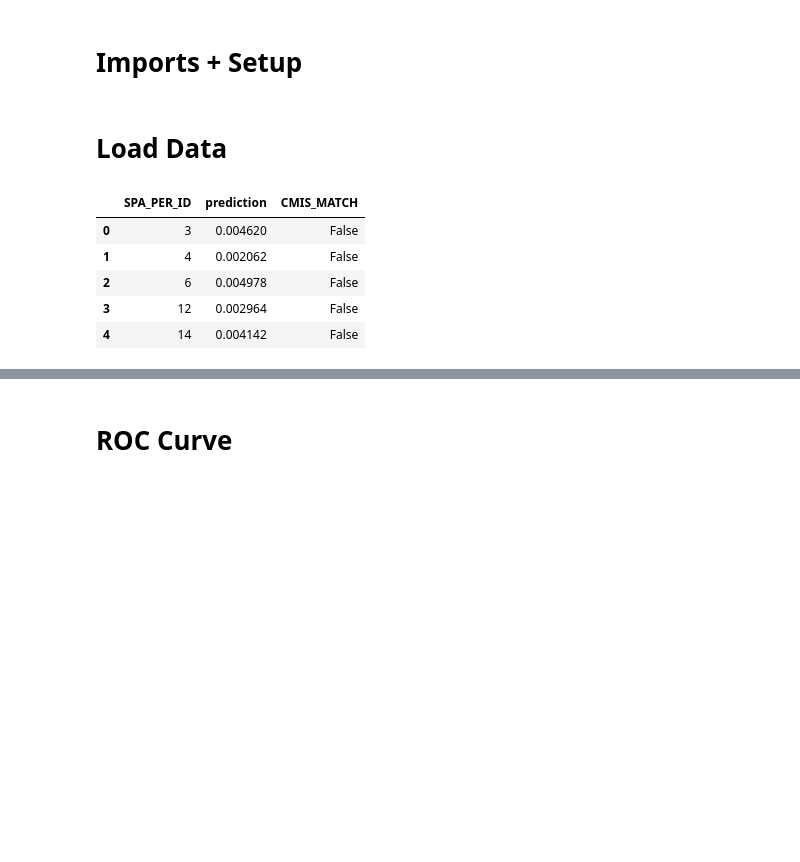
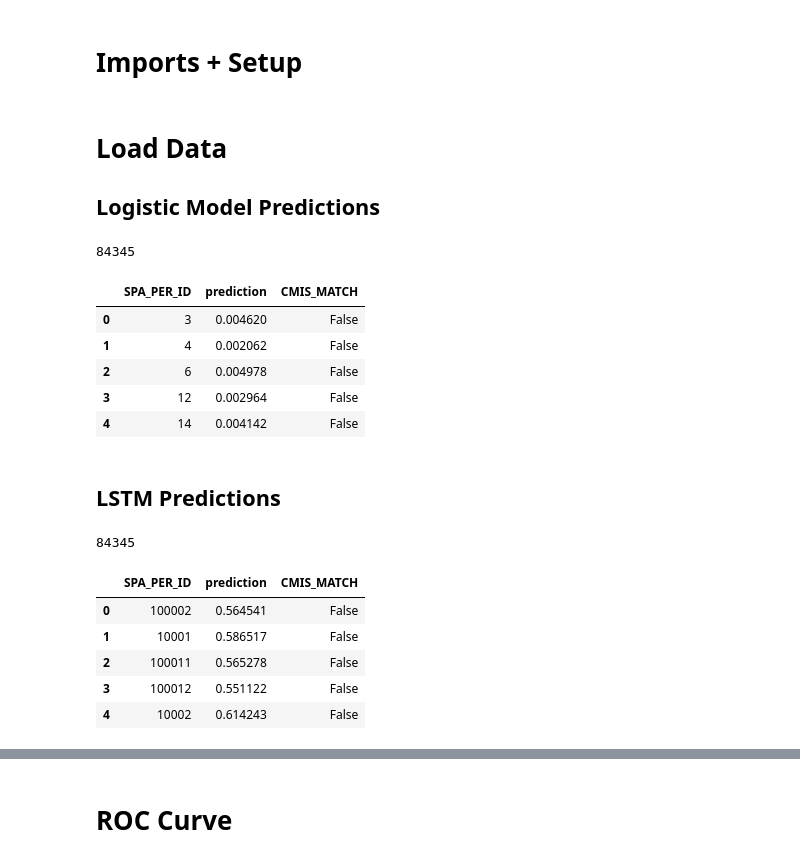
Before and after one commit to middlec000/SPA_predict_homelessness, a Jupyter notebook: Code/3_ROC_curves.ipynb, the cells around one changed output, grey strips where cells are left out. Cells and saved outputs as stored; diff of their text form; code cells hidden in the pictures; blank space fills up the shorter version.

```diff
--- a/Code/3_ROC_curves.ipynb
+++ b/Code/3_ROC_curves.ipynb
@@ -20,17 +20,40 @@ id_col = 'SPA_PER_ID'
 event_col = 'CMIS_MATCH'
 # %% [markdown]
 # Load Data
+## Logistic Model Predictions
 # %%
 filename = 'log_predictions.pickle'
 infile = open(datapath+filename,'rb')
 log_predictions = pickle.load(infile)
 infile.close()
 
+print(len(log_predictions))
+
 log_predictions.head()
 # %% [output]
+84345
 |  | SPA_PER_ID | prediction | CMIS_MATCH |
 | 0 | 3 | 0.004620 | False |
 | 1 | 4 | 0.002062 | False |
 | 2 | 6 | 0.004978 | False |
 | 3 | 12 | 0.002964 | False |
 | 4 | 14 | 0.004142 | False |
+# %% [markdown]
+## LSTM Predictions
+# %%
+filename = 'lstm_predictions.pickle'
+infile = open(datapath+filename,'rb')
+lstm_predictions = pickle.load(infile)
+infile.close()
+
+print(len(lstm_predictions))
+
+lstm_predictions.head()
+# %% [output]
+84345
+|  | SPA_PER_ID | prediction | CMIS_MATCH |
+| 0 | 100002 | 0.564541 | False |
+| 1 | 10001 | 0.586517 | False |
+| 2 | 100011 | 0.565278 | False |
+| 3 | 100012 | 0.551122 | False |
+| 4 | 10002 | 0.614243 | False |
```
Also changed, not shown: parts of 2 cells of this notebook, 6 other files.
